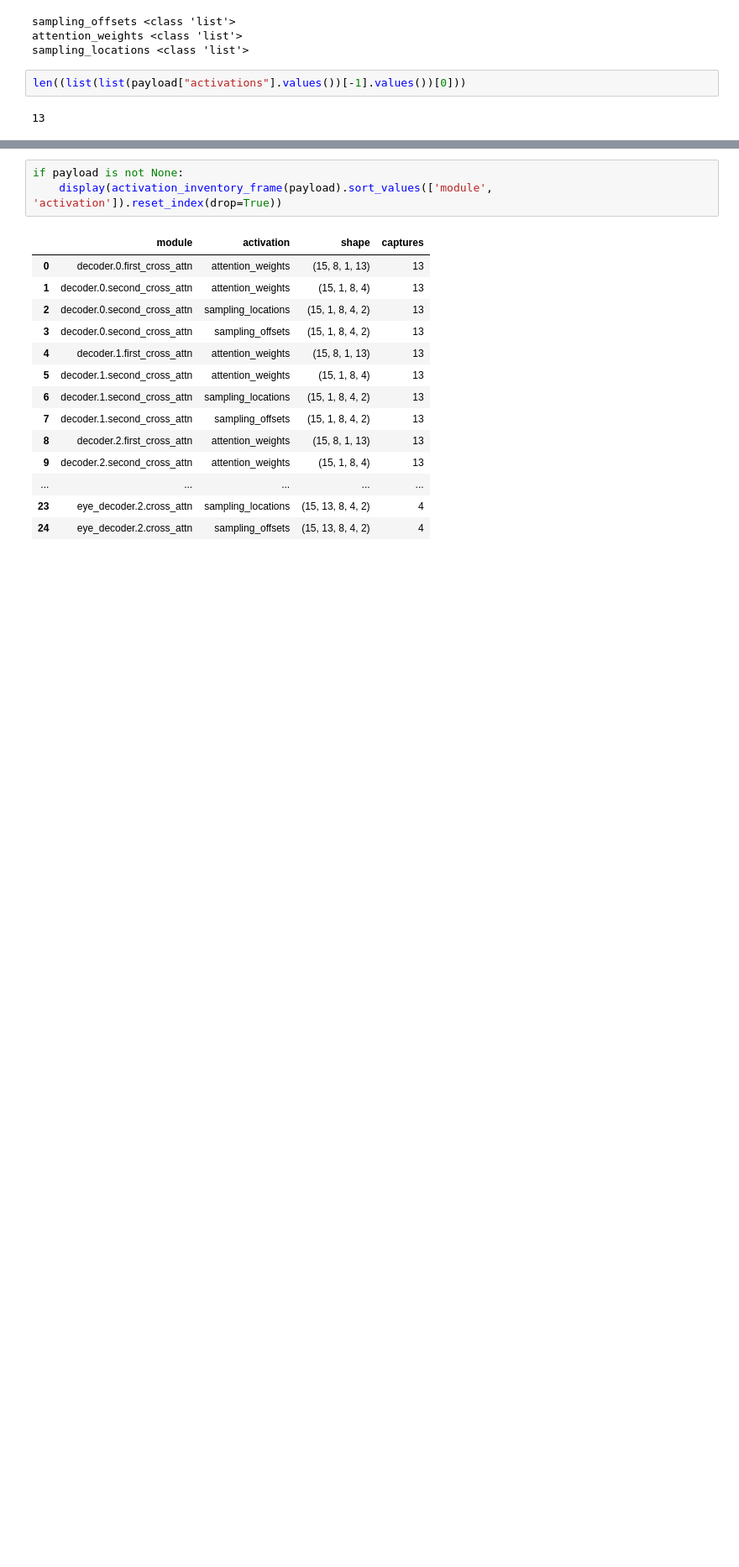
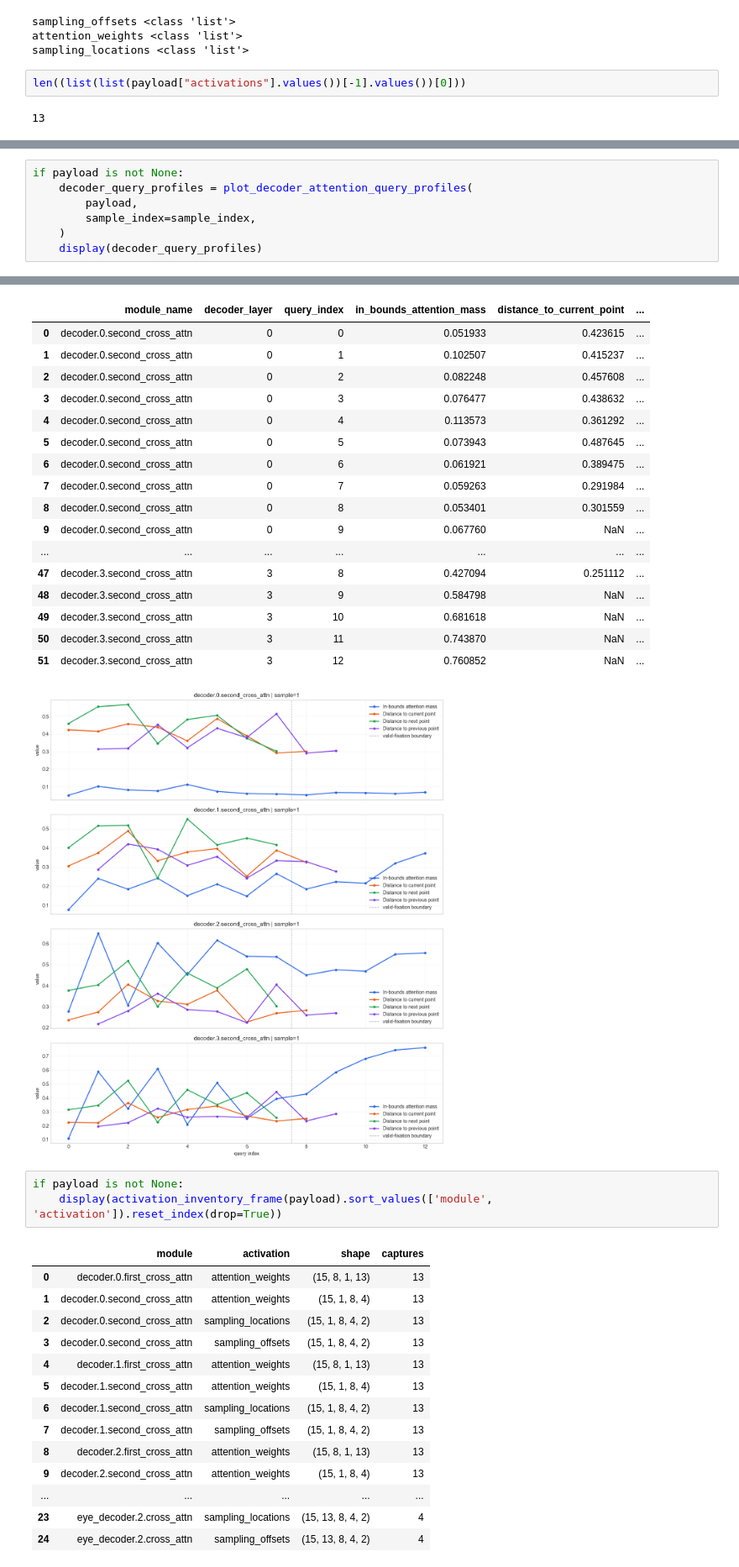
Before and after one commit to Leo00010011/From-Noisy-Eye-Tracking-To-Scanpath, a Jupyter notebook: src/notebooks/review_inference_recorder.ipynb, the cells around one changed output, grey strips where cells are left out. Shown at 84% size. Saved outputs shown, nothing was run; the diff lists cells and outputs as text; blank space fills up the shorter version.

```diff
--- a/src/notebooks/review_inference_recorder.ipynb
+++ b/src/notebooks/review_inference_recorder.ipynb
@@ -222,0 +225,8 @@ if payload is not None:
+# %%
+if payload is not None:
+    decoder_query_profiles = plot_decoder_attention_query_profiles(
+        payload,
+        sample_index=sample_index,
+    )
+    display(decoder_query_profiles)
+# %% [output]
@@ -223,3 +241,21 @@ if payload is not None:
+|  | module_name | decoder_layer | query_index | in_bounds_attention_mass | distance_to_current_point | ... |
+| 0 | decoder.0.second_cross_attn | 0 | 0 | 0.051933 | 0.423615 | ... |
+| 1 | decoder.0.second_cross_attn | 0 | 1 | 0.102507 | 0.415237 | ... |
+| 2 | decoder.0.second_cross_attn | 0 | 2 | 0.082248 | 0.457608 | ... |
+| 3 | decoder.0.second_cross_attn | 0 | 3 | 0.076477 | 0.438632 | ... |
+| 4 | decoder.0.second_cross_attn | 0 | 4 | 0.113573 | 0.361292 | ... |
+| 5 | decoder.0.second_cross_attn | 0 | 5 | 0.073943 | 0.487645 | ... |
+| 6 | decoder.0.second_cross_attn | 0 | 6 | 0.061921 | 0.389475 | ... |
+| 7 | decoder.0.second_cross_attn | 0 | 7 | 0.059263 | 0.291984 | ... |
+| 8 | decoder.0.second_cross_attn | 0 | 8 | 0.053401 | 0.301559 | ... |
+| 9 | decoder.0.second_cross_attn | 0 | 9 | 0.067760 | NaN | ... |
+| ... | ... | ... | ... | ... | ... | ... |
+| 47 | decoder.3.second_cross_attn | 3 | 8 | 0.427094 | 0.251112 | ... |
+| 48 | decoder.3.second_cross_attn | 3 | 9 | 0.584798 | NaN | ... |
+| 49 | decoder.3.second_cross_attn | 3 | 10 | 0.681618 | NaN | ... |
+| 50 | decoder.3.second_cross_attn | 3 | 11 | 0.743870 | NaN | ... |
+| 51 | decoder.3.second_cross_attn | 3 | 12 | 0.760852 | NaN | ... |
+[figure, added]
 # %%
 if payload is not None:
     display(activation_inventory_frame(payload).sort_values(['module', 'activation']).reset_index(drop=True))
```
Also changed, not shown: parts of 8 cells of this notebook, 1 other file.
